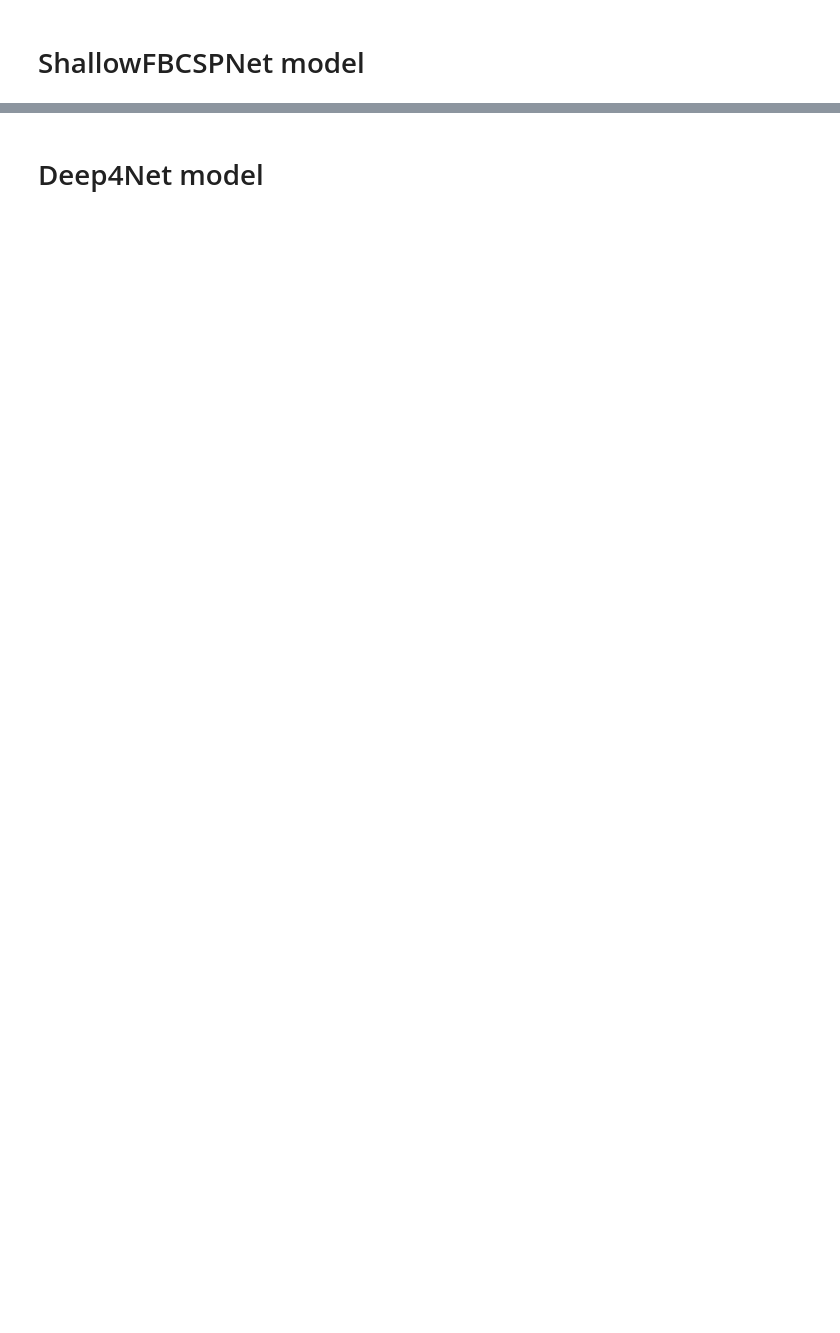
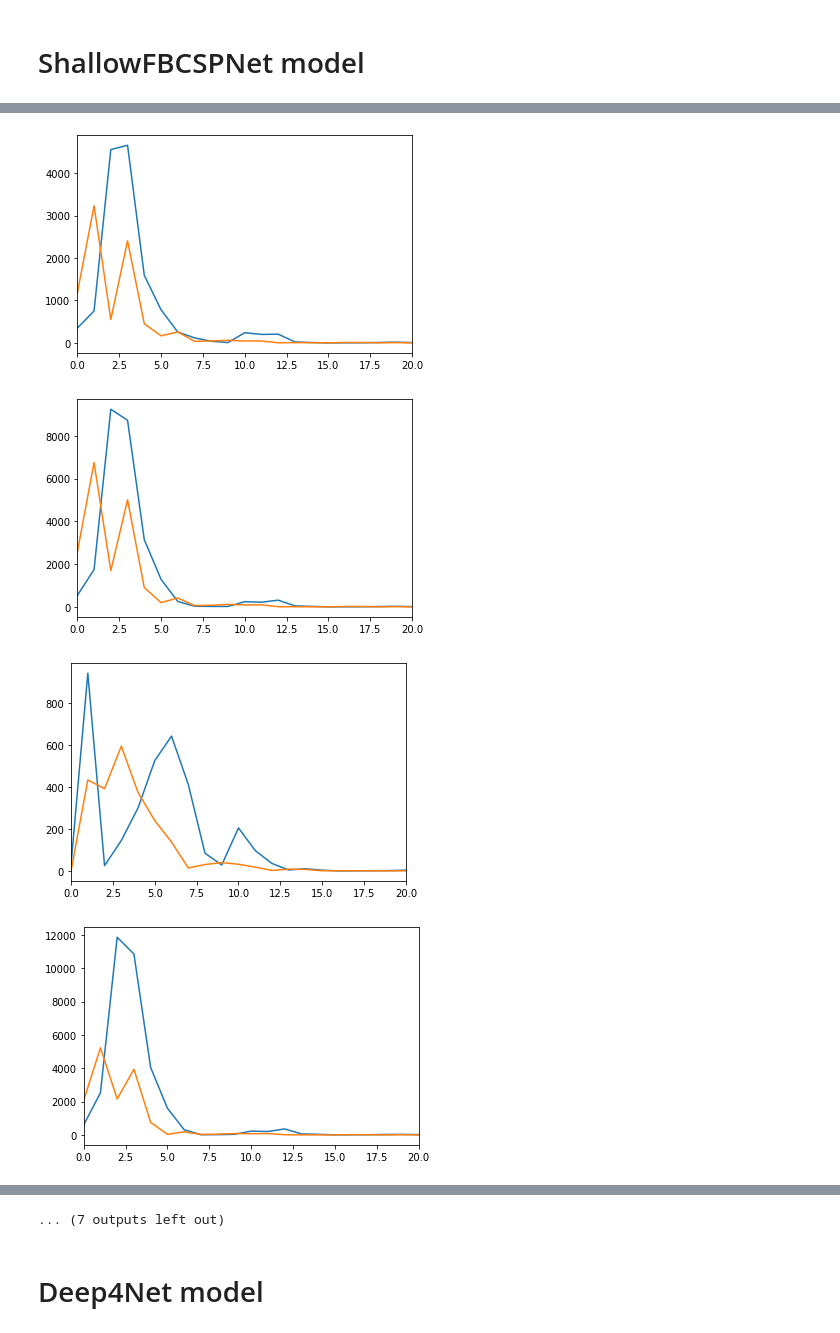
Before and after one commit to MateuszKukiela/bachelor_thesis, a Jupyter notebook: bachelor_thesis_data_categorization.ipynb, the cells around one changed output, grey strips where cells are left out. Cells and saved outputs as stored; diff of their text form; code cells hidden in the pictures; blank space fills up the shorter version.

```diff
--- a/bachelor_thesis_data_categorization.ipynb
+++ b/bachelor_thesis_data_categorization.ipynb
@@ -174,0 +318,9 @@ print(validation_set.y[:20])
+# %%
+misclass_sum = 0
+for i in range(0, X_pseudo_valid.shape[0]):
+    validation_set = SignalAndTarget(X=X_pseudo_valid[i], y=y_pseudo_valid[i])
+    print(model.evaluate(validation_set.X, validation_set.y)['misclass'])
+    print(model.predict_classes(validation_set.X[:20]))
+    print(validation_set.y[:20])
+    misclass_sum += model.evaluate(validation_set.X, validation_set.y)['misclass']
+misclass_sum/X_pseudo_valid.shape[0]
@@ -174,0 +346,8 @@ print(validation_set.y[:20])
+# %%
+misclass_sum = 0
+for i in range(0, X_pseudo_valid.shape[0]):
+    validation_set = SignalAndTarget(X=X_pseudo_valid[i], y=y_pseudo_valid[i])
+    pseudo = (model.evaluate(validation_set.X, validation_set.y)['misclass'])
+    validation_set = SignalAndTarget(X=X_word_valid[i], y=y_word_valid[i])
+    word = (model.evaluate(validation_set.X, validation_set.y)['misclass'])
+    print(f'{i}: pseudo: {round(pseudo, 2)}, word: {round(word, 2)}')
@@ -174,0 +366,6 @@ print(validation_set.y[:20])
+# %%
+alpha_test = np.mean(X_pseudo_valid[2], axis=0)
+alpha_test_x = np.mean(X_pseudo_valid[0], axis=0)
+# %%
+frex, px = signal.welch(alpha_test, fs=256)
+frex, pxx = signal.welch(alpha_test_x, fs=256)
@@ -174,0 +380,11 @@ print(validation_set.y[:20])
+# %%
+for i in range(0,19):
+    plt.plot(frex, px[i])
+    plt.plot(frex, pxx[i])
+    plt.xlim(0,20)
+    plt.show()
+# %% [output]
+[figure, added]
+[figure, added]
+[figure, added]
+[figure, added]
@@ -175,3 +399,4 @@ print(validation_set.y[:20])
+... (7 outputs left out)
 # %% [markdown]
 # Deep4Net model
 # %%
```
Also changed, not shown: parts of 30 cells of this notebook, 11 other files.
